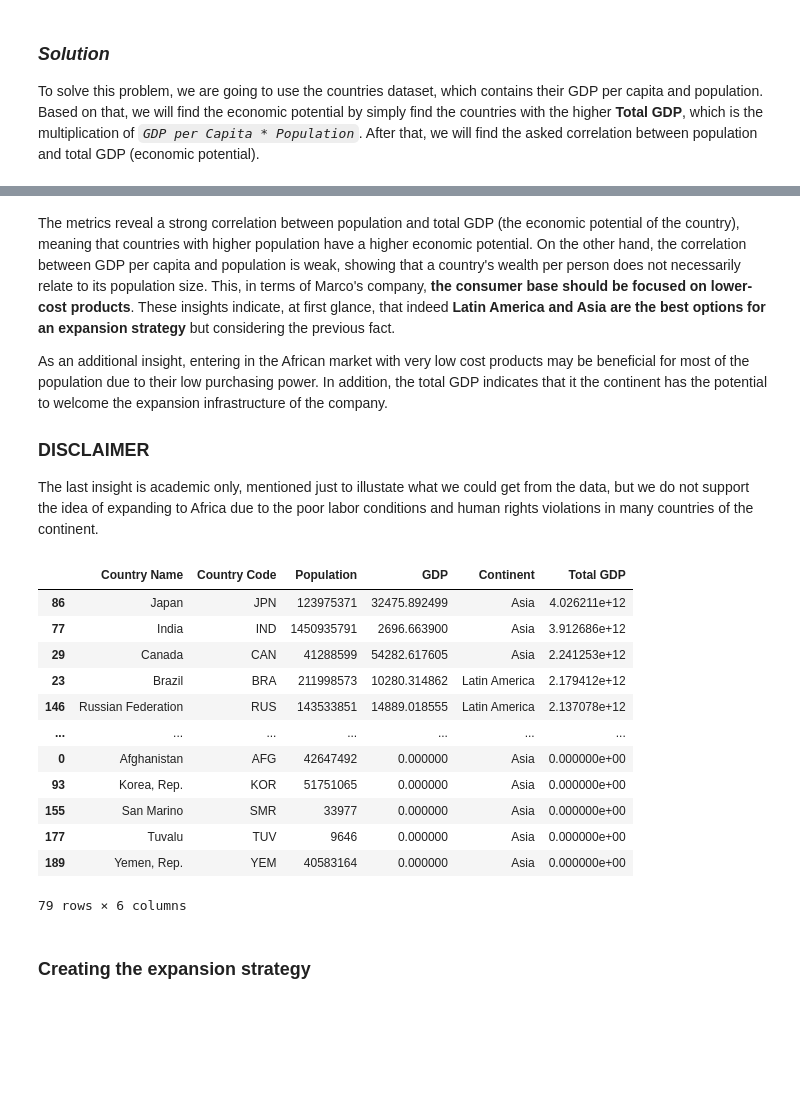
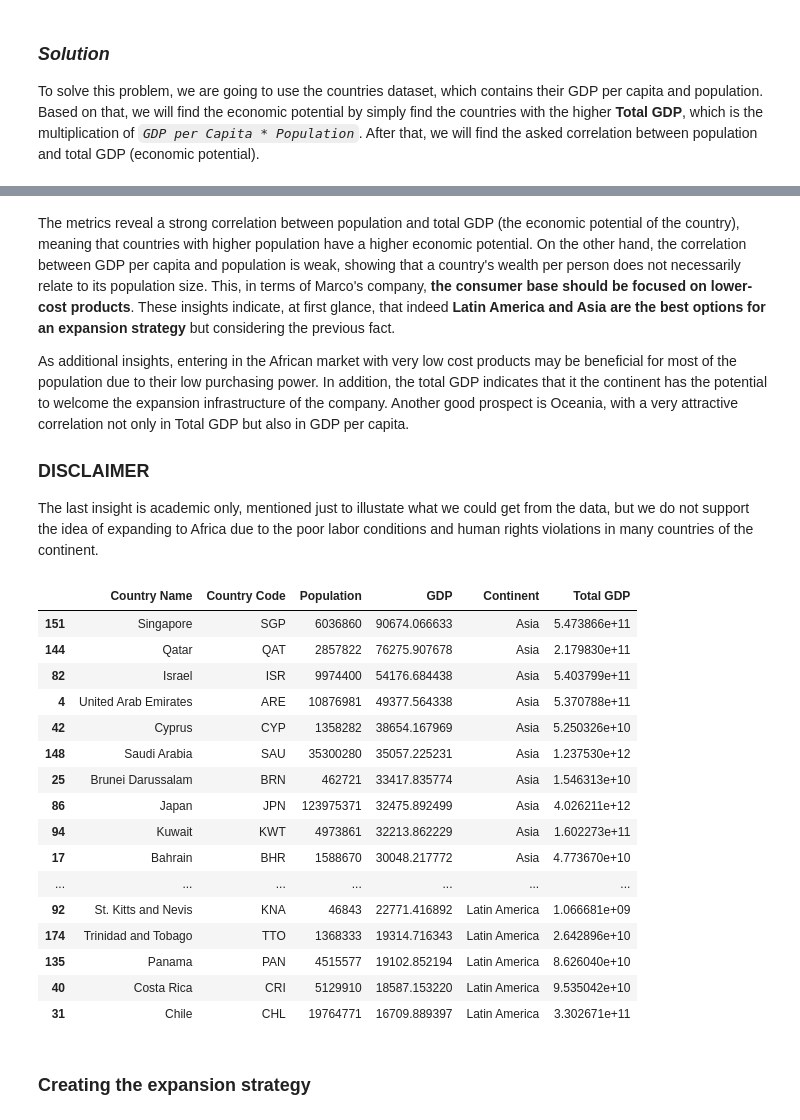
Before and after one commit to monroyminerodiego/visualization-tools-IX, a Jupyter notebook: ML/U2/PortfolioU2/01_hierarchical_analysis_part2.ipynb, the cells around one changed output, grey strips where cells are left out. Cells and saved outputs as stored; diff of their text form; code cells hidden in the pictures; blank space fills up the shorter version.

```diff
--- a/ML/U2/PortfolioU2/01_hierarchical_analysis_part2.ipynb
+++ b/ML/U2/PortfolioU2/01_hierarchical_analysis_part2.ipynb
@@ -243,3 +93,7 @@ countries_df
+# %%
+# droping countries with GDP of 0 since they were originally null values
+
+countries_df = countries_df[countries_df['GDP'] > 0]
 # %% [markdown]
 ## Generation of other datasets
 # %% [markdown]
@@ -429,7 +283,7 @@ Total GDP     0.972772  0.100555   1.000000
 # %% [markdown]
 The metrics reveal a strong correlation between population and total GDP (the economic potential of the country), meaning that countries with higher population have a higher economic potential. On the other hand, the correlation between GDP per capita and population is weak, showing that a country's wealth per person does not necessarily relate to its population size. This, in terms of Marco's company, **the consumer base should be focused on lower-cost products**. These insights indicate, at first glance, that indeed **Latin America and Asia are the best options for an expansion strategy** but considering the previous fact.
 
-As an additional insight, entering in the African market with very low cost products may be beneficial for most of the population due to their low purchasing power. In addition, the total GDP indicates that it the continent has the potential to welcome the expansion infrastructure of the company.
+As additional insights, entering in the African market with very low cost products may be beneficial for most of the population due to their low purchasing power. In addition, the total GDP indicates that it the continent has the potential to welcome the expansion infrastructure of the company. Another good prospect is Oceania, with a very attractive correlation not only in Total GDP but also in GDP per capita.
 
 ### **DISCLAIMER**
 
@@ -437,21 +291,28 @@ The last insight is academic only, mentioned just to illustate what we could get
 # %%
 filtered_df = countries_df[countries_df['Continent'].isin(['Asia', 'Latin America'])]
 filtered_df = filtered_df.sort_values(by=['Total GDP'], axis=0, ascending=False)
-filtered_df
+asia_df = filtered_df[filtered_df['Continent'] == 'Asia'].sort_values(by=['GDP'], ascending=False).head(10)
+latam_df = filtered_df[filtered_df['Continent'] == 'Latin America'].sort_values(by=['GDP'], ascending=False).head(10)
+top_df = pd.concat(objs=[asia_df, latam_df])
+top_df
 # %% [output]
 |  | Country Name | Country Code | Population | GDP | Continent | Total GDP |
+| 151 | Singapore | SGP | 6036860 | 90674.066633 | Asia | 5.473866e+11 |
+| 144 | Qatar | QAT | 2857822 | 76275.907678 | Asia | 2.179830e+11 |
+| 82 | Israel | ISR | 9974400 | 54176.684438 | Asia | 5.403799e+11 |
+| 4 | United Arab Emirates | ARE | 10876981 | 49377.564338 | Asia | 5.370788e+11 |
+| 42 | Cyprus | CYP | 1358282 | 38654.167969 | Asia | 5.250326e+10 |
+| 148 | Saudi Arabia | SAU | 35300280 | 35057.225231 | Asia | 1.237530e+12 |
+| 25 | Brunei Darussalam | BRN | 462721 | 33417.835774 | Asia | 1.546313e+10 |
 | 86 | Japan | JPN | 123975371 | 32475.892499 | Asia | 4.026211e+12 |
-| 77 | India | IND | 1450935791 | 2696.663900 | Asia | 3.912686e+12 |
-| 29 | Canada | CAN | 41288599 | 54282.617605 | Asia | 2.241253e+12 |
-| 23 | Brazil | BRA | 211998573 | 10280.314862 | Latin America | 2.179412e+12 |
-| 146 | Russian Federation | RUS | 143533851 | 14889.018555 | Latin America | 2.137078e+12 |
+| 94 | Kuwait | KWT | 4973861 | 32213.862229 | Asia | 1.602273e+11 |
+| 17 | Bahrain | BHR | 1588670 | 30048.217772 | Asia | 4.773670e+10 |
 | ... | ... | ... | ... | ... | ... | ... |
-| 0 | Afghanistan | AFG | 42647492 | 0.000000 | Asia | 0.000000e+00 |
-| 93 | Korea, Rep. | KOR | 51751065 | 0.000000 | Asia | 0.000000e+00 |
-| 155 | San Marino | SMR | 33977 | 0.000000 | Asia | 0.000000e+00 |
-| 177 | Tuvalu | TUV | 9646 | 0.000000 | Asia | 0.000000e+00 |
-| 189 | Yemen, Rep. | YEM | 40583164 | 0.000000 | Asia | 0.000000e+00 |
+| 92 | St. Kitts and Nevis | KNA | 46843 | 22771.416892 | Latin America | 1.066681e+09 |
+| 174 | Trinidad and Tobago | TTO | 1368333 | 19314.716343 | Latin America | 2.642896e+10 |
+| 135 | Panama | PAN | 4515577 | 19102.852194 | Latin America | 8.626040e+10 |
+| 40 | Costa Rica | CRI | 5129910 | 18587.153220 | Latin America | 9.535042e+10 |
+| 31 | Chile | CHL | 19764771 | 16709.889397 | Latin America | 3.302671e+11 |
-79 rows × 6 columns
 # %% [markdown]
 ### **Creating the expansion strategy**
 # %%
```
Also changed, not shown: parts of 4 cells of this notebook.
